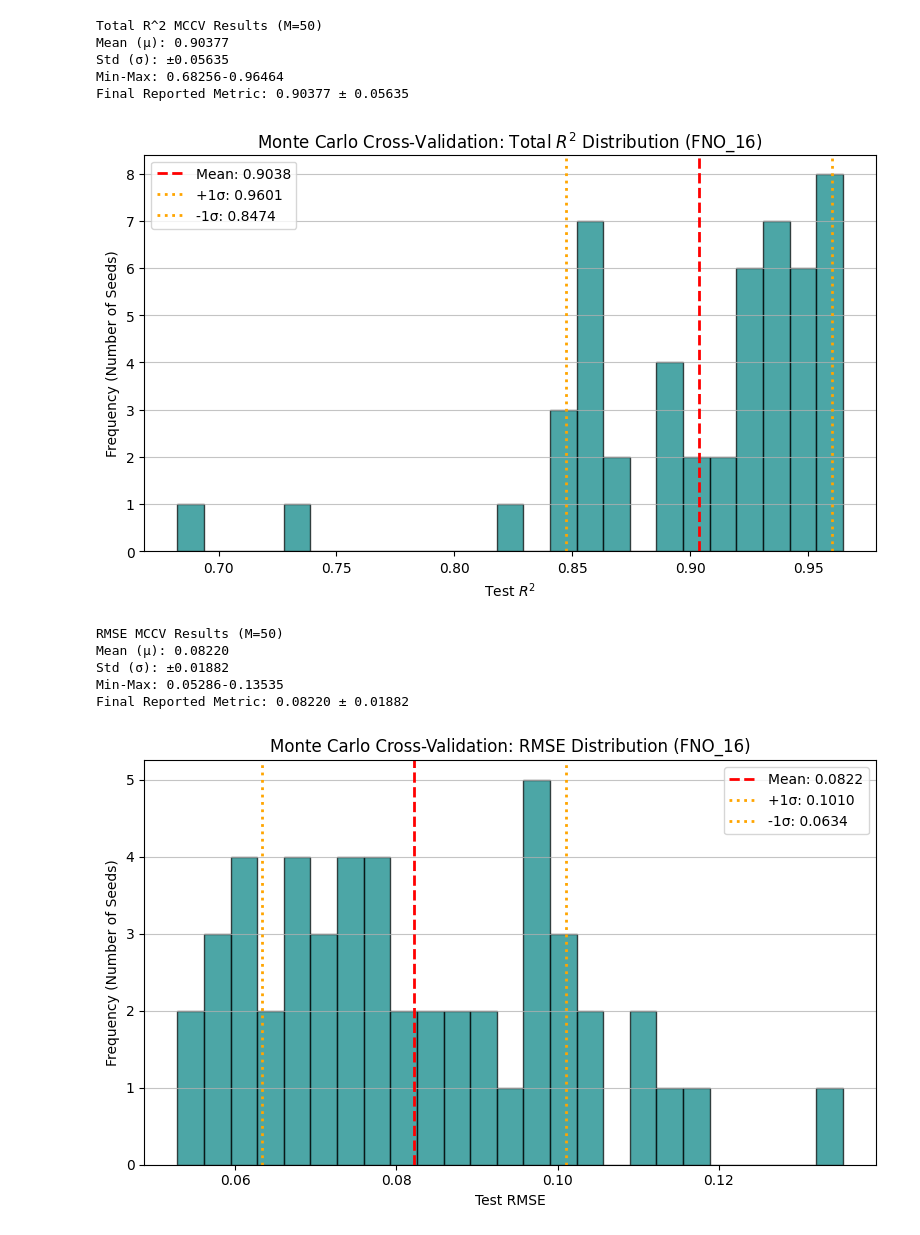
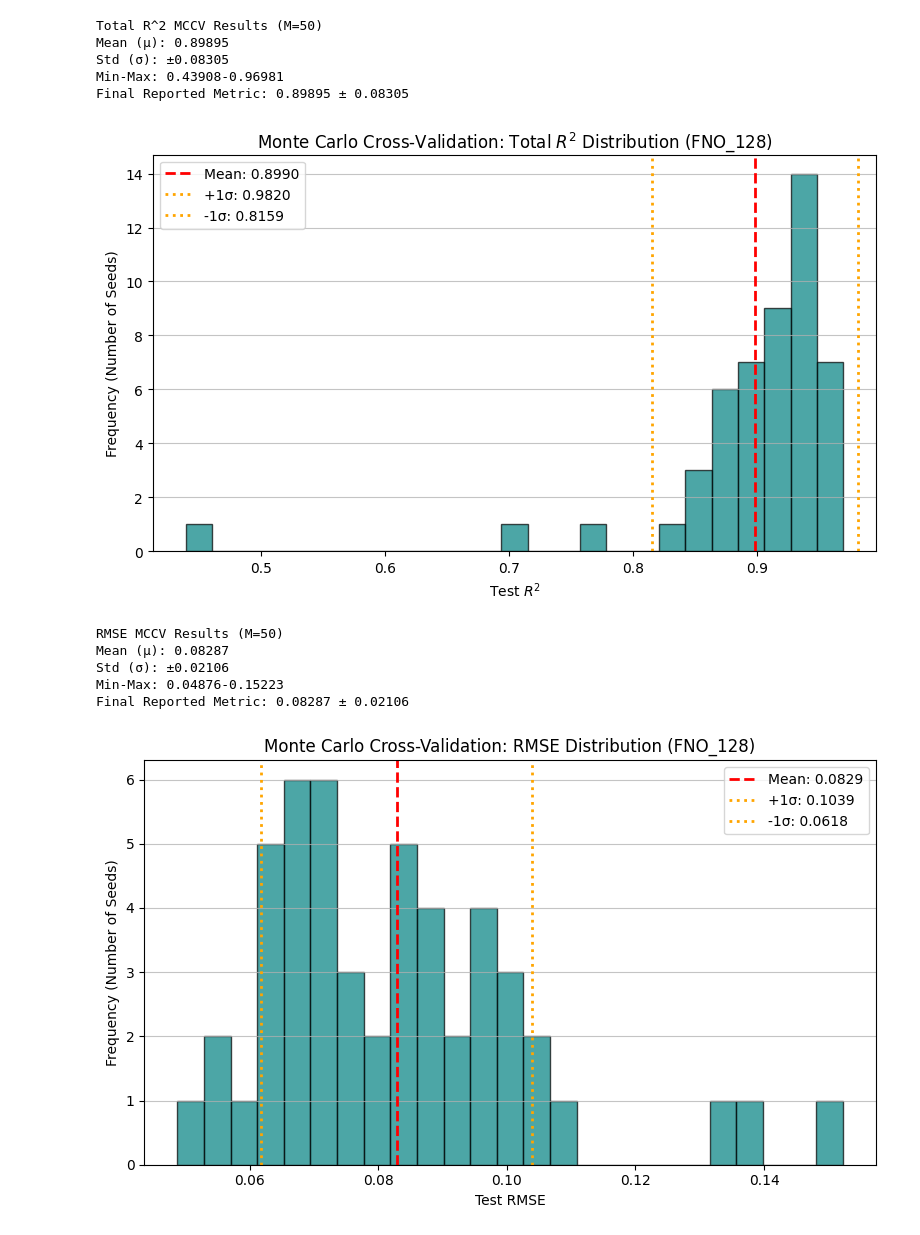
Before and after one commit to utat-ss/FINCH-Science_Unmixing, a Jupyter notebook: runs/dl/atmo_data/fno_128/analysis2.ipynb, the cells around one changed output. Drawn from its saved outputs; the diff is of its cells as text; code cells hidden in the pictures.

Commit message:
minor changes to dist plot notebooks

```diff
--- a/runs/dl/atmo_data/fno_128/analysis2.ipynb
+++ b/runs/dl/atmo_data/fno_128/analysis2.ipynb
@@ -1,7 +1,7 @@
 # %%
 import pickle as pkl
 
-fno_16_dict = pkl.load(open('fno_16_dict.pkl', 'rb'))
+fno_128_dict = pkl.load(open('fno_128_dict.pkl', 'rb'))
 # %%
 import numpy as np
 import matplotlib.pyplot as plt
@@ -50,7 +50,7 @@ Final Reported Metric: 0.84713 ± 0.12271
 # Extract the Total R2 metrics
 tot_r2_list = [
     model_dict['metrics_total'][0][3]
-    for seed, model_dict in fno_16_dict.items()
+    for seed, model_dict in fno_128_dict.items()
 ]
 tot_r2_array = np.array(tot_r2_list)
 
@@ -72,59 +72,59 @@ plt.hist(tot_r2_array, bins=25, color='teal', edgecolor='black', alpha=0.7)
 plt.axvline(mu_tot, color='red', linestyle='dashed', linewidth=2, label=f'Mean: {mu_tot:.4f}')
 plt.axvline(mu_tot + sigma_tot, color='orange', linestyle='dotted', linewidth=2, label=f'+1σ: {(mu_tot + sigma_tot):.4f}')
 plt.axvline(mu_tot - sigma_tot, color='orange', linestyle='dotted', linewidth=2, label=f'-1σ: {(mu_tot - sigma_tot):.4f}')
-plt.title('Monte Carlo Cross-Validation: Total $R^2$ Distribution (FNO_16)')
+plt.title('Monte Carlo Cross-Validation: Total $R^2$ Distribution (FNO_128)')
 plt.xlabel('Test $R^2$')
 plt.ylabel('Frequency (Number of Seeds)')
 plt.legend()
 plt.grid(axis='y', alpha=0.75)
 plt.tight_layout()
-plt.savefig('fno16_tot_r2_distribution.svg')
+plt.savefig('fno128_tot_r2_distribution.svg')
 plt.show()
 # %% [output]
 Total R^2 MCCV Results (M=50)
-Mean (μ): 0.90377
-Std (σ): ±0.05635
-Min-Max: 0.68256-0.96464
-Final Reported Metric: 0.90377 ± 0.05635
+Mean (μ): 0.89895
+Std (σ): ±0.08305
+Min-Max: 0.43908-0.96981
+Final Reported Metric: 0.89895 ± 0.08305
-[figure, old version]
+[figure, new version]
 # %%
 # Extract the RMSE metrics
 rmse_list = [
     np.sqrt(model_dict['metrics_total'][0][2])
-    for seed, model_dict in fno_16_dict.items()
+    for seed, model_dict in fno_128_dict.items()
 ]
 rmse_array = np.array(rmse_list)
 
 # Calculate the core statistical bounds
 # Used ddof=1 for the unbiased sample standard deviation
 mu_rmse = np.mean(rmse_array)
 sigma_rmse = np.std(rmse_array, ddof=1)
 min_rmse = np.min(rmse_array)
 max_rmse = np.max(rmse_array)
 
 # Plot stuff
 print(f"RMSE MCCV Results (M={len(rmse_array)})")
 print(f"Mean (μ): {mu_rmse:.5f}")
 print(f"Std (σ): ±{sigma_rmse:.5f}")
 print(f"Min-Max: {min_rmse:.5f}-{max_rmse:.5f}")
 print(f"Final Reported Metric: {mu_rmse:.5f} ± {sigma_rmse:.5f}")
 plt.figure(figsize=(8, 5))
 plt.hist(rmse_array, bins=25, color='teal', edgecolor='black', alpha=0.7)
 plt.axvline(mu_rmse, color='red', linestyle='dashed', linewidth=2, label=f'Mean: {mu_rmse:.4f}')
 plt.axvline(mu_rmse + sigma_rmse, color='orange', linestyle='dotted', linewidth=2, label=f'+1σ: {(mu_rmse + sigma_rmse):.4f}')
 plt.axvline(mu_rmse - sigma_rmse, color='orange', linestyle='dotted', linewidth=2, label=f'-1σ: {(mu_rmse - sigma_rmse):.4f}')
-plt.title('Monte Carlo Cross-Validation: RMSE Distribution (FNO_16)')
+plt.title('Monte Carlo Cross-Validation: RMSE Distribution (FNO_128)')
 plt.xlabel('Test RMSE')
 plt.ylabel('Frequency (Number of Seeds)')
 plt.legend()
 plt.grid(axis='y', alpha=0.75)
 plt.tight_layout()
-plt.savefig('fno16_rmse_distribution.svg')
+plt.savefig('fno128_rmse_distribution.svg')
 plt.show()
 # %% [output]
 RMSE MCCV Results (M=50)
-Mean (μ): 0.08220
-Std (σ): ±0.01882
-Min-Max: 0.05286-0.13535
-Final Reported Metric: 0.08220 ± 0.01882
+Mean (μ): 0.08287
+Std (σ): ±0.02106
+Min-Max: 0.04876-0.15223
+Final Reported Metric: 0.08287 ± 0.02106
-[figure, old version]
+[figure, new version]
```
Also changed, not shown: parts of 1 cell of this notebook.
